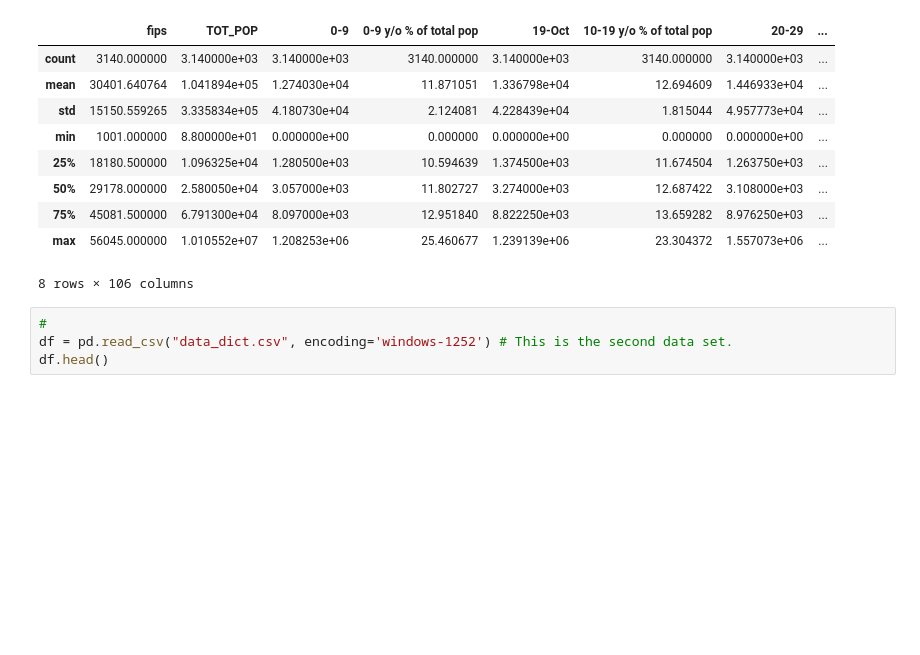
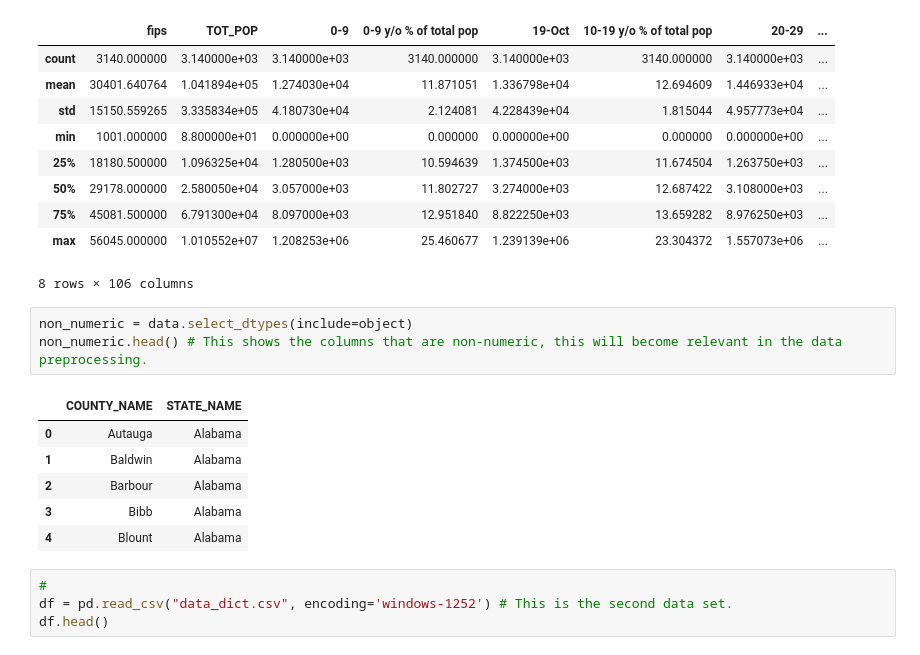
Before and after one commit to campos0170/regularized-linear-regression-project-tutorial, a Jupyter notebook: notebook.ipynb, the cells around one changed output. Saved outputs shown, nothing was run; the diff lists cells and outputs as text; blank space fills up the shorter version.

```diff
--- a/notebook.ipynb
+++ b/notebook.ipynb
@@ -39,6 +39,16 @@ data.describe()
 | 75% | 45081.500000 | 6.791300e+04 | 8.097000e+03 | 12.951840 | 8.822250e+03 | 13.659282 | 8.976250e+03 | ... |
 | max | 56045.000000 | 1.010552e+07 | 1.208253e+06 | 25.460677 | 1.239139e+06 | 23.304372 | 1.557073e+06 | ... |
 8 rows × 106 columns
+# %%
+non_numeric = data.select_dtypes(include=object)
+non_numeric.head() # This shows the columns that are non-numeric, this will become relevant in the data preprocessing.
+# %% [output]
+|  | COUNTY_NAME | STATE_NAME |
+| 0 | Autauga | Alabama |
+| 1 | Baldwin | Alabama |
+| 2 | Barbour | Alabama |
+| 3 | Bibb | Alabama |
+| 4 | Blount | Alabama |
 # %%
 #
 df = pd.read_csv("data_dict.csv", encoding='windows-1252') # This is the second data set.
```
Also changed, not shown: parts of 11 cells of this notebook.
